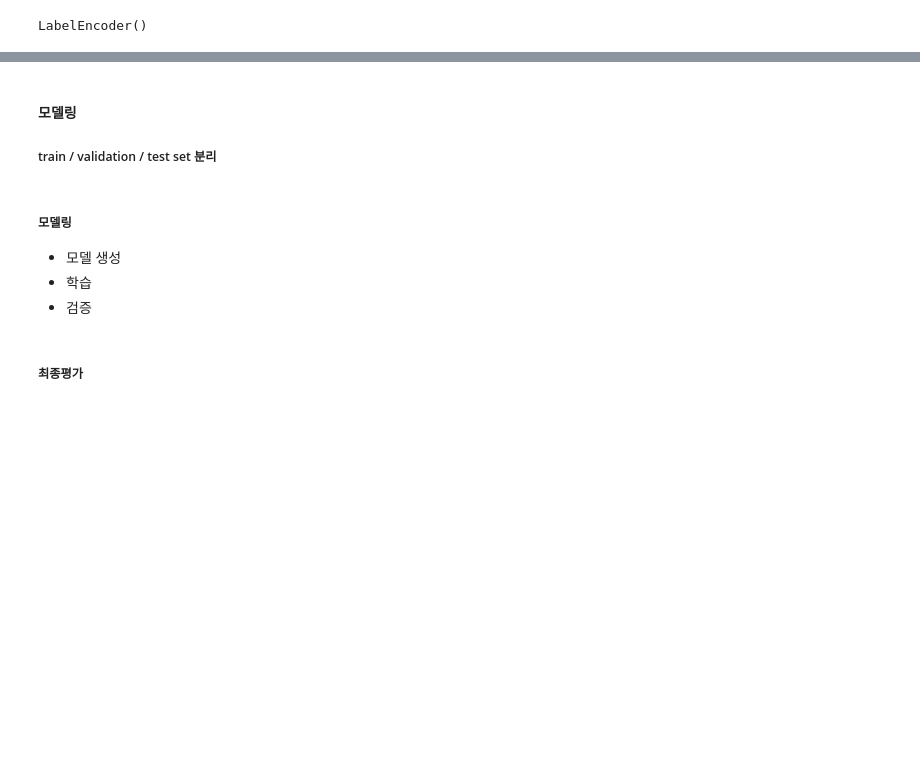
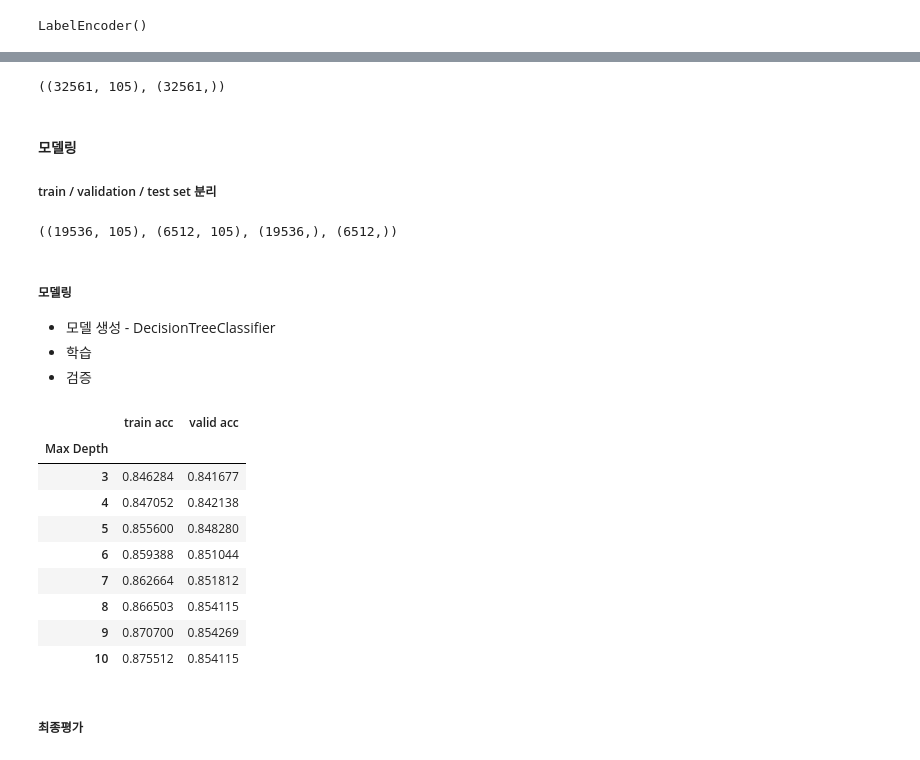
Before and after one commit to ksryong0/SKN21, a Jupyter notebook: 06_machine_learning/04_데이터_전처리.ipynb, the cells around one changed output, grey strips where cells are left out. Drawn from its saved outputs; the diff is of its cells as text; code cells hidden in the pictures; blank space fills up the shorter version.

```diff
--- a/06_machine_learning/04_데이터_전처리.ipynb
+++ b/06_machine_learning/04_데이터_전처리.ipynb
@@ -861,0 +899,4 @@ ohe = OneHotEncoder()
+# %%
+ohe = OneHotEncoder(sparse_output=False)
+cate_features = ohe.fit_transform(df[category_columns])
+cate_features.shape
@@ -862,3 +935,14 @@ ohe = OneHotEncoder()
+# %%
+# type(cate_features)
+# one hot encoding한 범주형 feature들과 수치형 feature들을 합치기.
+X = np.concatenate(
+    [cate_features, df[number_columns].values],
+    axis=1
+)
+
+X.shape, y.shape
+# %% [output]
+((32561, 105), (32561,))
 # %% [markdown]
 #### 모델링
 
@@ -866,5 +955,11 @@ ohe = OneHotEncoder()
+# %%
+X_train, X_test, y_train, y_test = train_test_split(X, y, test_size=0.2, stratify=y, random_state=0)
+X_train, X_val, y_train, y_val = train_test_split(X_train, y_train, test_size=0.25, stratify=y_train, random_state=0)
+X_train.shape, X_val.shape, y_train.shape, y_val.shape
+# %% [output]
+((19536, 105), (6512, 105), (19536,), (6512,))
 # %% [markdown]
 #####  모델링
-- 모델 생성
+- 모델 생성 - DecisionTreeClassifier
 - 학습
 - 검증
@@ -871,2 +983,21 @@ ohe = OneHotEncoder()
+# %%
+result_df = pd.DataFrame({
+    "train acc": result_train,
+    "valid acc": result_val
+})
+result_df.index = range(3, len(result_train)+3)
+result_df.rename_axis(mapper="Max Depth", axis=0, inplace=True) #rename_axis:컬럼명이나 인덱스 이름에 대해 무슨값인지 알려주는거. alias랑 비슷한듯.
+result_df
+# %% [output]
+|  | train acc | valid acc |
+| Max Depth |  |  |
+| 3 | 0.846284 | 0.841677 |
+| 4 | 0.847052 | 0.842138 |
+| 5 | 0.855600 | 0.848280 |
+| 6 | 0.859388 | 0.851044 |
+| 7 | 0.862664 | 0.851812 |
+| 8 | 0.866503 | 0.854115 |
+| 9 | 0.870700 | 0.854269 |
+| 10 | 0.875512 | 0.854115 |
 # %% [markdown]
 ##### 최종평가
```
Also changed, not shown: parts of 11 cells of this notebook, 3 other files.
